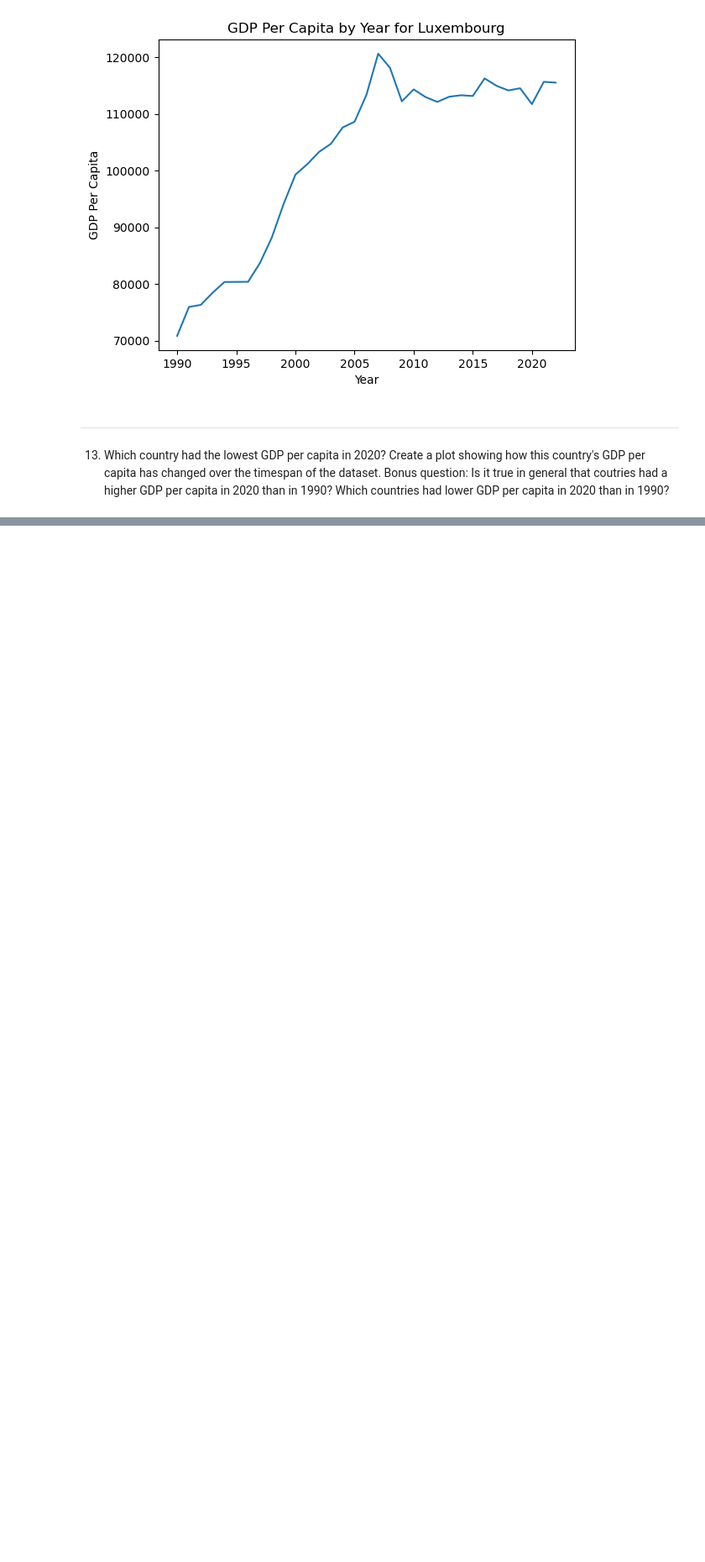
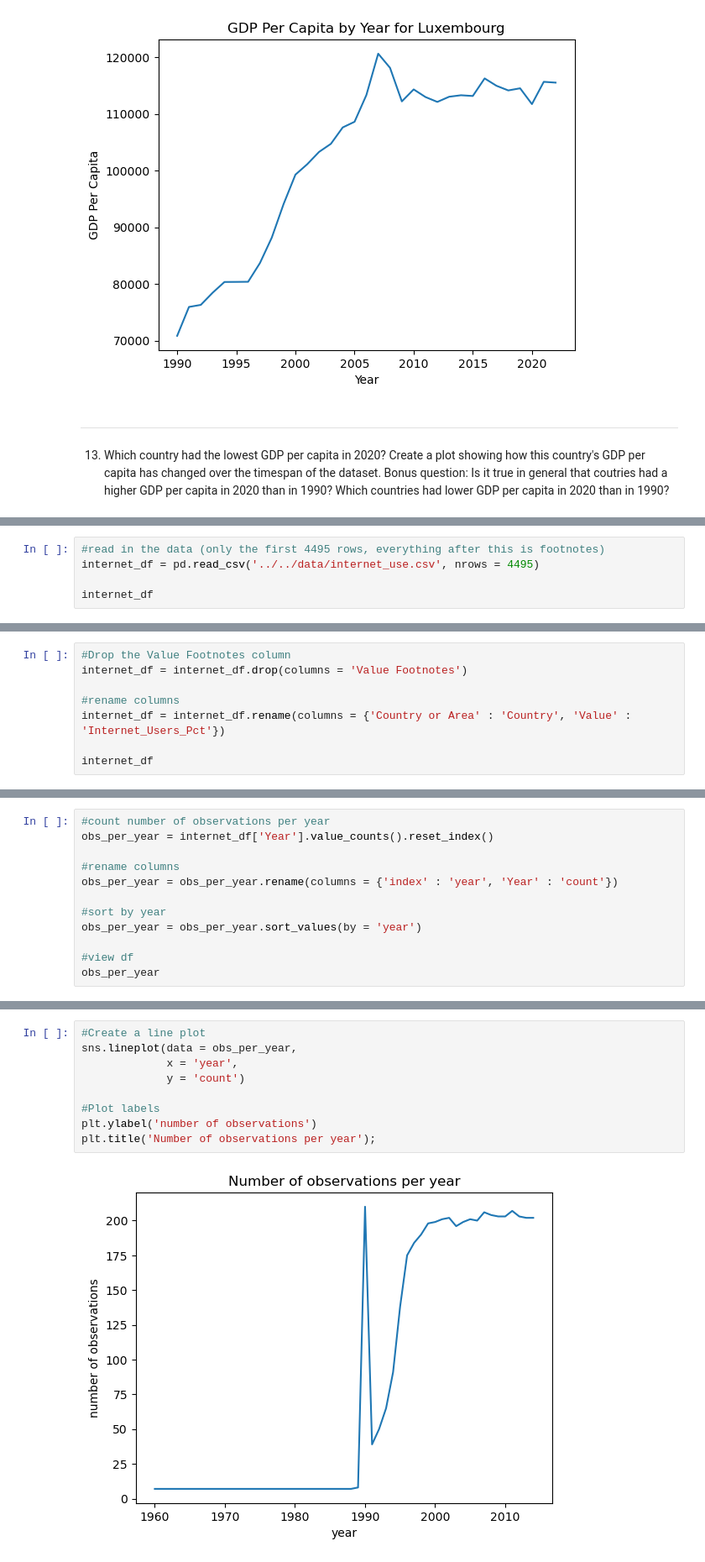
Before and after one commit to NSS-Data-Analytics-Cohort-10/gdp-and-internet-usage-Isaac110820, a Jupyter notebook: UN data.ipynb, the cells around one changed output, grey strips where cells are left out. Shown at 84% size. Drawn from its saved outputs; the diff is of its cells as text; blank space fills up the shorter version.

```diff
--- a/UN data.ipynb
+++ b/UN data.ipynb
@@ -363,0 +507,5 @@ plt.title('GDP Per Capita by Year for Luxembourg');
+# %%
+#read in the data (only the first 4495 rows, everything after this is footnotes)
+internet_df = pd.read_csv('../../data/internet_use.csv', nrows = 4495)
+
+internet_df
@@ -363,0 +538,8 @@ plt.title('GDP Per Capita by Year for Luxembourg');
+# %%
+#Drop the Value Footnotes column
+internet_df = internet_df.drop(columns = 'Value Footnotes')
+
+#rename columns
+internet_df = internet_df.rename(columns = {'Country or Area' : 'Country', 'Value' : 'Internet_Users_Pct'})
+
+internet_df
@@ -363,0 +564,12 @@ plt.title('GDP Per Capita by Year for Luxembourg');
+# %%
+#count number of observations per year
+obs_per_year = internet_df['Year'].value_counts().reset_index()
+
+#rename columns
+obs_per_year = obs_per_year.rename(columns = {'index' : 'year', 'Year' : 'count'})
+
+#sort by year
+obs_per_year = obs_per_year.sort_values(by = 'year')
+
+#view df
+obs_per_year
@@ -363,0 +594,11 @@ plt.title('GDP Per Capita by Year for Luxembourg');
+# %%
+#Create a line plot
+sns.lineplot(data = obs_per_year,
+             x = 'year',
+             y = 'count')
+
+#Plot labels
+plt.ylabel('number of observations')
+plt.title('Number of observations per year');
+# %% [output]
+[figure, added]
```
Also changed, not shown: parts of 31 cells of this notebook.
